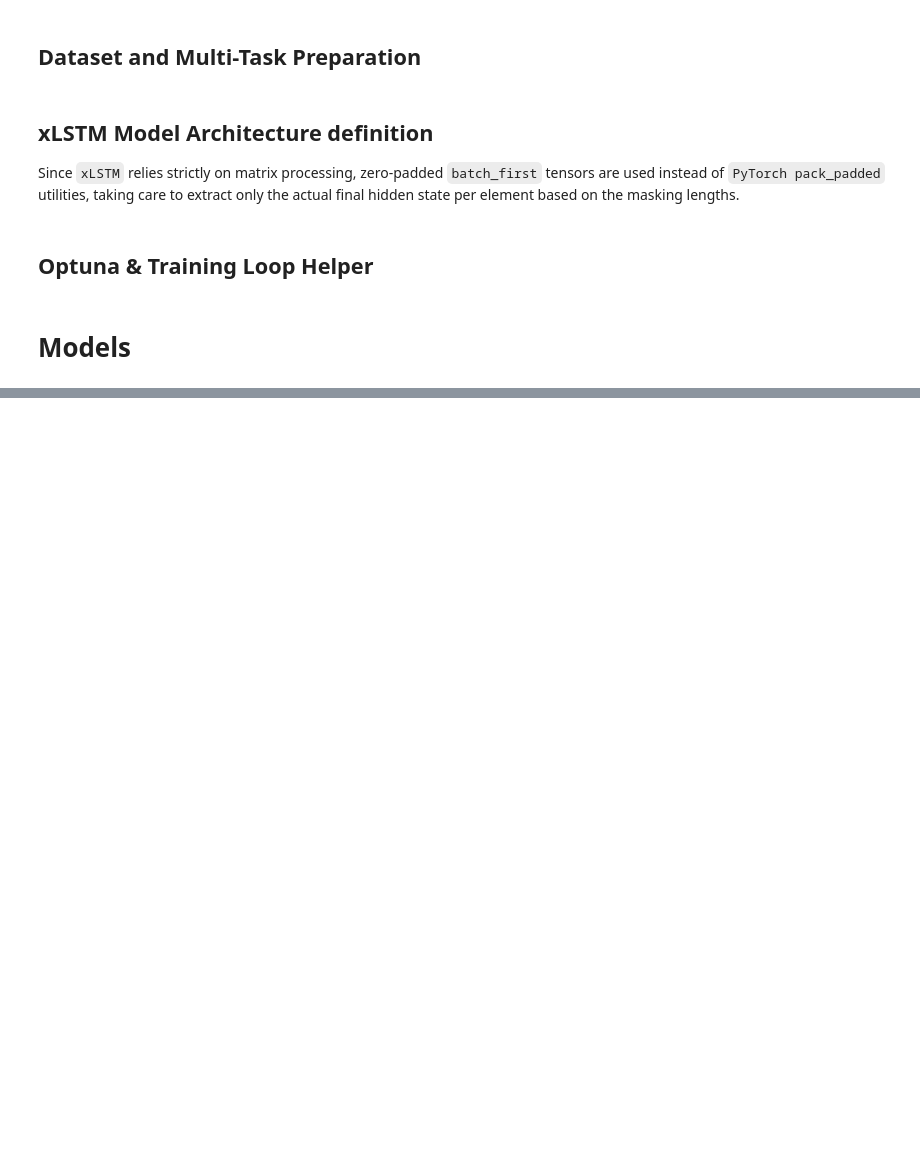
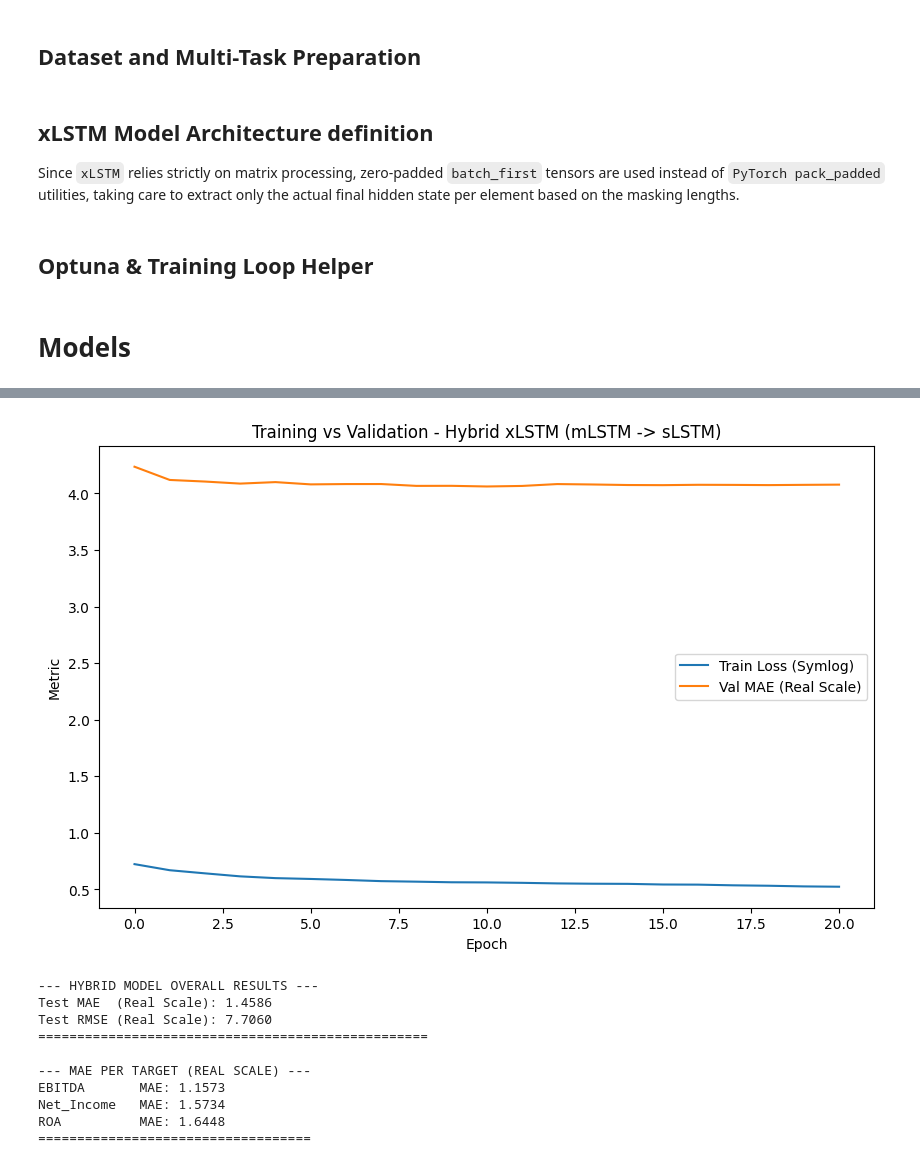
Before and after one commit to dvdbaggio/Mixed-Frequency-Forecasting, a Jupyter notebook: Model/xlstm_shallow.ipynb, the cells around one changed output, grey strips where cells are left out. Drawn from its saved outputs; the diff is of its cells as text; code cells hidden in the pictures; blank space fills up the shorter version.

```diff
--- a/Model/xlstm_shallow.ipynb
+++ b/Model/xlstm_shallow.ipynb
@@ -820,7 +845,7 @@ hybrid_model = Hybrid_xLSTM(
     dropout=hybrid_params["dropout"]
 )
 
-_ = train_model(
+result = train_model(
     model=hybrid_model,
     train_loader=train_loader_hybrid,
     val_loader=val_loader_hybrid,
@@ -832,6 +857,15 @@ _ = train_model(
     device=DEVICE
 )
 
+plt.figure(figsize=(10, 6))
+plt.plot(result["history"]["train_loss"], label="Train Loss (Symlog)")
+plt.plot(result["history"]["val_loss"], label="Val MAE (Real Scale)")
+plt.xlabel("Epoch")
+plt.ylabel("Metric")
+plt.title("Training vs Validation - Hybrid xLSTM (mLSTM -> sLSTM)")
+plt.legend()
+plt.show()
+
 hybrid_model.load_state_dict(torch.load('best_xlstm_model.pth', map_location=DEVICE))
 print("\n--- HYBRID MODEL OVERALL RESULTS ---")
 real_mae_hybrid, real_rmse_hybrid = evaluate_real_metrics(hybrid_model, test_loader, DEVICE)
@@ -852,3 +891,14 @@ ROA          MAE: 1.5934
+[figure, added]
+--- HYBRID MODEL OVERALL RESULTS ---
+Test MAE  (Real Scale): 1.4586
+Test RMSE (Real Scale): 7.7060
+==================================================
+
+--- MAE PER TARGET (REAL SCALE) ---
+EBITDA       MAE: 1.1573
+Net_Income   MAE: 1.5734
+ROA          MAE: 1.6448
+===================================
 # %%
 class Hybrid_xLSTM(nn.Module):
     def __init__(self, input_size: int, hidden_size: int, num_targets: int = len(PREDICTION_TARGETS), dropout: float = 0.2):
```
Also changed, not shown: parts of 24 cells of this notebook, 4 other files.
